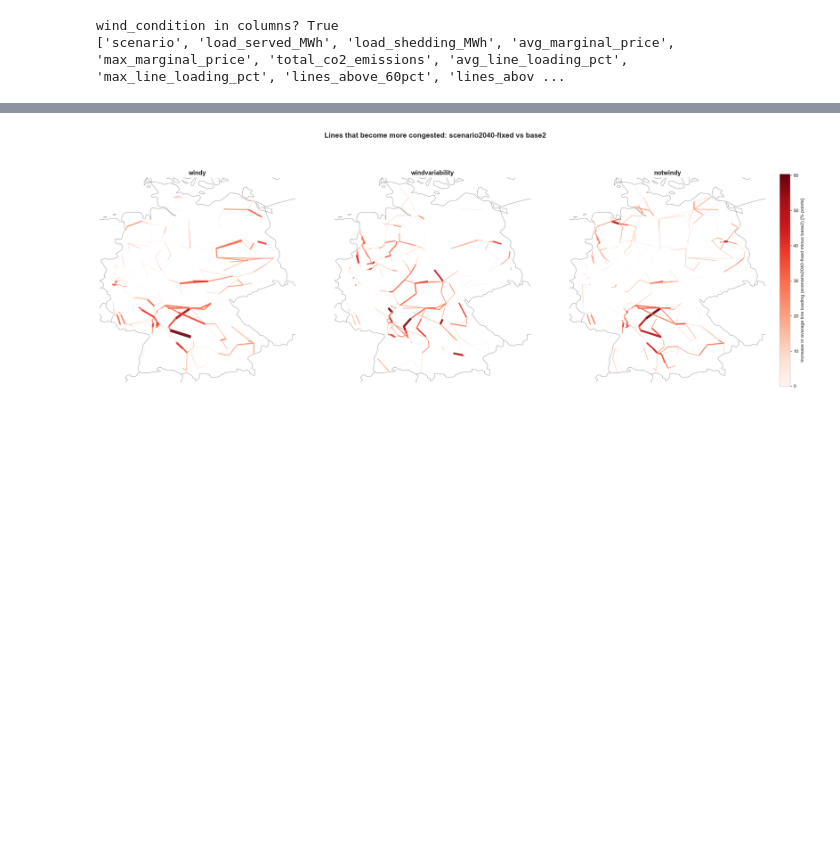
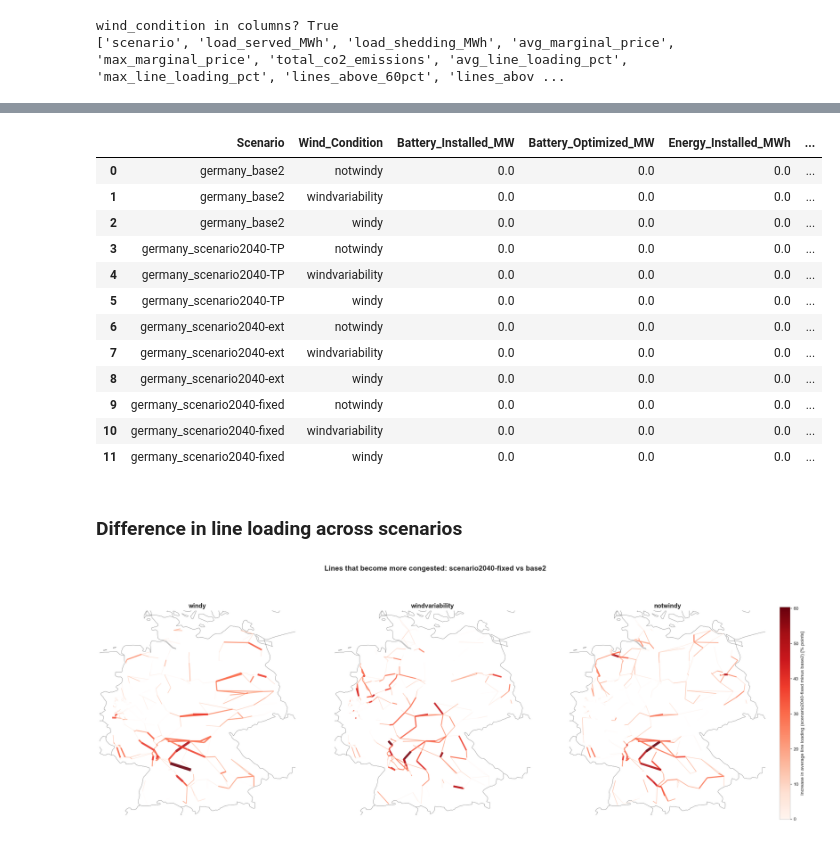
Before and after one commit to Luca2299/pypsa-eur, a Jupyter notebook: notebooks/Across_Scenarios_Comparison.ipynb, the cells around one changed output, grey strips where cells are left out. Cells and saved outputs as stored; diff of their text form; code cells hidden in the pictures; blank space fills up the shorter version.

```diff
--- a/notebooks/Across_Scenarios_Comparison.ipynb
+++ b/notebooks/Across_Scenarios_Comparison.ipynb
@@ -2319,3 +2473,22 @@ wind_condition in columns? True
+# %%
+df_storage_summary = create_battery_utilization_summary(networks)
+df_storage_summary
+# %% [output]
+|  | Scenario | Wind_Condition | Battery_Installed_MW | Battery_Optimized_MW | Energy_Installed_MWh | ... |
+| 0 | germany_base2 | notwindy | 0.0 | 0.0 | 0.0 | ... |
+| 1 | germany_base2 | windvariability | 0.0 | 0.0 | 0.0 | ... |
+| 2 | germany_base2 | windy | 0.0 | 0.0 | 0.0 | ... |
+| 3 | germany_scenario2040-TP | notwindy | 0.0 | 0.0 | 0.0 | ... |
+| 4 | germany_scenario2040-TP | windvariability | 0.0 | 0.0 | 0.0 | ... |
+| 5 | germany_scenario2040-TP | windy | 0.0 | 0.0 | 0.0 | ... |
+| 6 | germany_scenario2040-ext | notwindy | 0.0 | 0.0 | 0.0 | ... |
+| 7 | germany_scenario2040-ext | windvariability | 0.0 | 0.0 | 0.0 | ... |
+| 8 | germany_scenario2040-ext | windy | 0.0 | 0.0 | 0.0 | ... |
+| 9 | germany_scenario2040-fixed | notwindy | 0.0 | 0.0 | 0.0 | ... |
+| 10 | germany_scenario2040-fixed | windvariability | 0.0 | 0.0 | 0.0 | ... |
+| 11 | germany_scenario2040-fixed | windy | 0.0 | 0.0 | 0.0 | ... |
+# %% [markdown]
+### Difference in line loading across scenarios
 # %%
 # Difference map: lines that become more congested in scenario2040-fixed relative to base2
 # One subplot per wind condition, using n.plot like the grid congestion reference.
```
Also changed, not shown: parts of 22 cells of this notebook, 41 other files.
